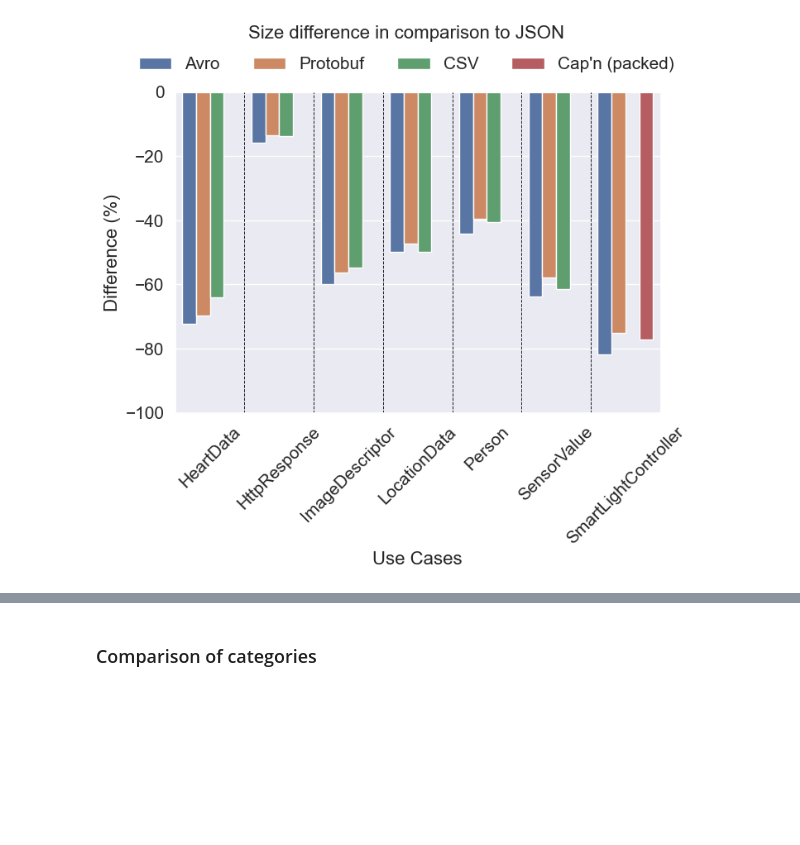
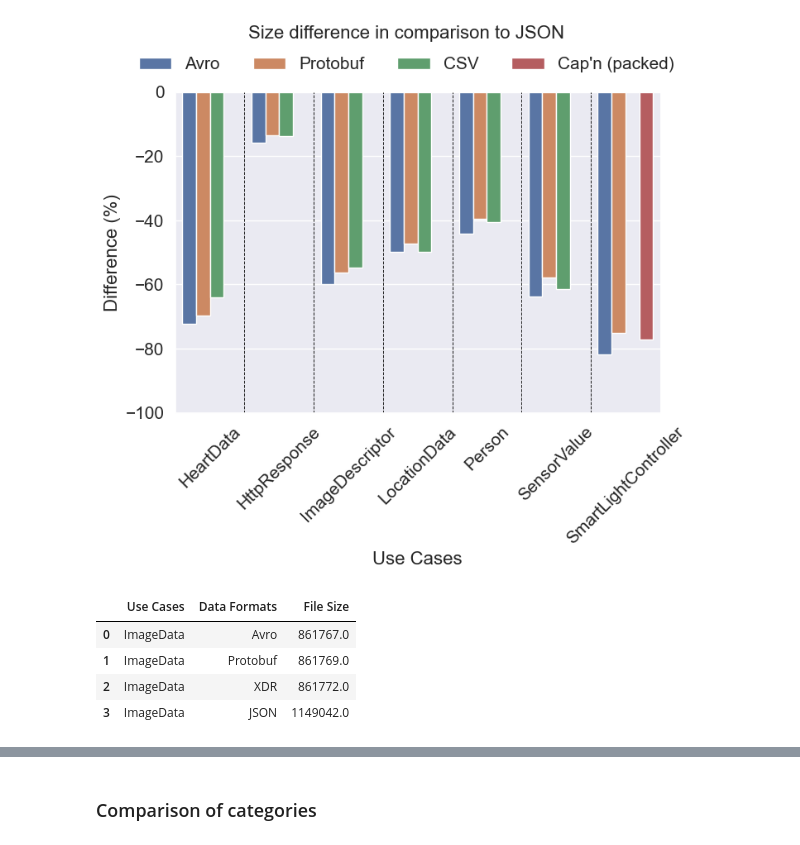
Before and after one commit to bianca482/data-format-comparison, a Jupyter notebook: src/main/java/at/fhv/kabi/samples/analysis/size_comparison.ipynb, the cells around one changed output, grey strips where cells are left out. Saved outputs shown, nothing was run; the diff lists cells and outputs as text; code cells hidden in the pictures; blank space fills up the shorter version.

```diff
--- a/src/main/java/at/fhv/kabi/samples/analysis/size_comparison.ipynb
+++ b/src/main/java/at/fhv/kabi/samples/analysis/size_comparison.ipynb
@@ -379,3 +379,24 @@ plt.setp(ax._legend.get_texts(), fontsize=15)
 plt.show()
 # %% [output]
 [figure]
+# %%
+# repeat for image use case
+df_img=pd.DataFrame()
+for t in dfa.keys():
+    if t == 'ImageData':
+        dft=pd.DataFrame()
+        dft['Use Cases'] = list([t,t,t,t])
+        w = list(dfa.nsmallest(3,t)[t].index)
+        w.append('JSON')
+        dft['Data Formats'] = w
+        x = list(dfa.nsmallest(3,t)[t])
+        x.append(dfa[t].loc['JSON'])
+        dft['File Size']= x
+        df_img = pd.concat([df_img,dft])
+df_img
+# %% [output]
+|  | Use Cases | Data Formats | File Size |
+| 0 | ImageData | Avro | 861767.0 |
+| 1 | ImageData | Protobuf | 861769.0 |
+| 2 | ImageData | XDR | 861772.0 |
+| 3 | ImageData | JSON | 1149042.0 |
```
Also changed, not shown: parts of 4 cells of this notebook, 2 other files.
